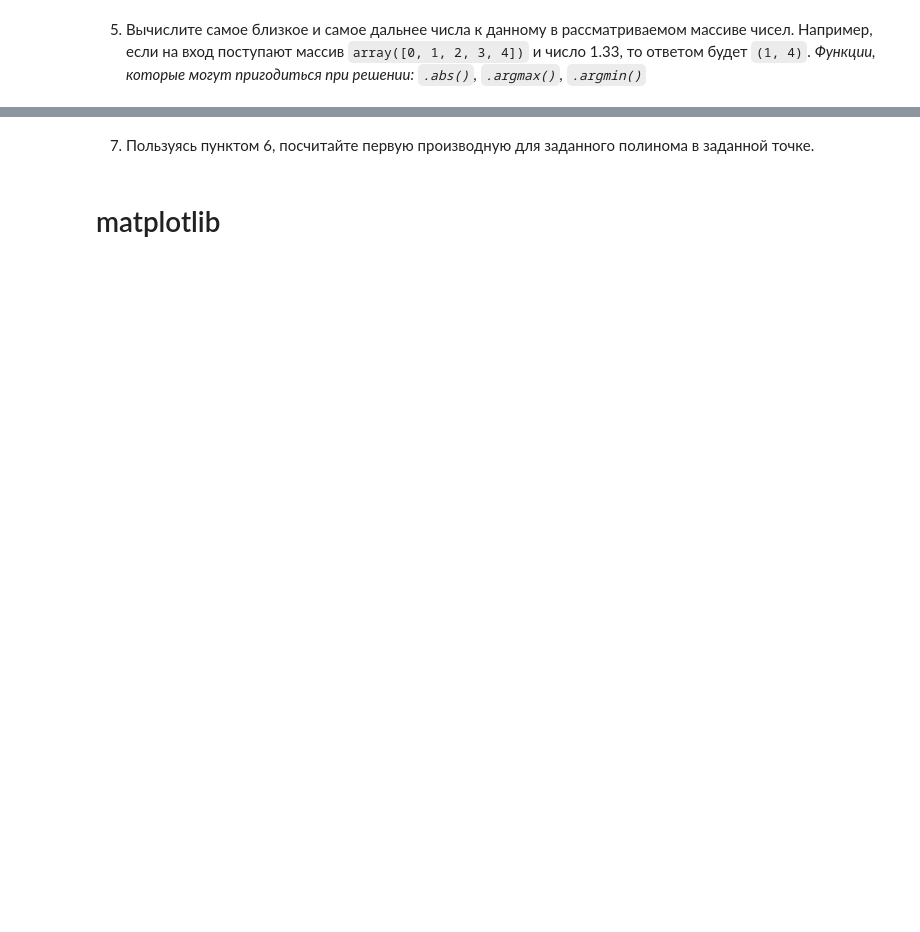
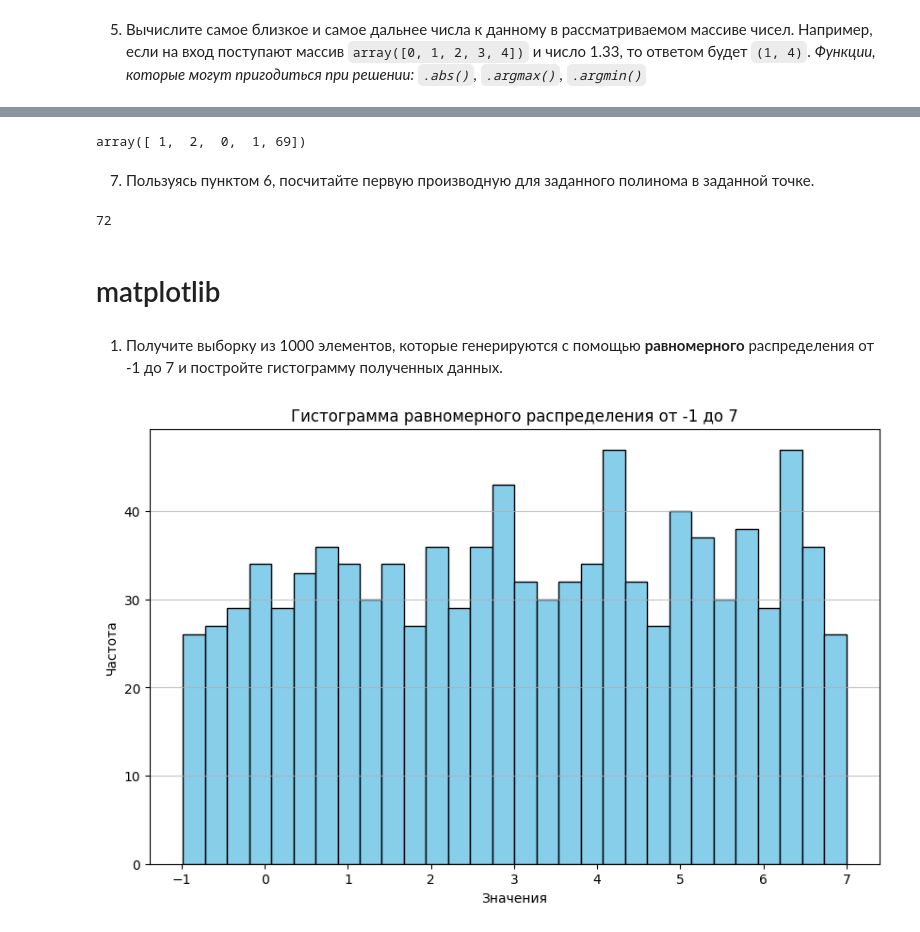
Before and after one commit to alexseimakar/AI-systems-Homework, a Jupyter notebook: Макаров_Алексей_Семинар1.ipynb, the cells around one changed output, grey strips where cells are left out. Cells and saved outputs as stored; diff of their text form; code cells hidden in the pictures; blank space fills up the shorter version.

```diff
--- a/Макаров_Алексей_Семинар1.ipynb
+++ b/Макаров_Алексей_Семинар1.ipynb
@@ -67,4 +153,65 @@ import matplotlib.pyplot as plt
+# %%
+def antiderivative(coeffs, const):
+    antid_coeffs = []
+    for i in range(len(coeffs)):
+        antid_coeffs.append(int(coeffs[i]/(len(coeffs) - i)))                   # без int() он пишет так: array([ 1.,  2.,  0.,  1., 69.])
+    antid_coeffs.append(const)
+
+    return np.array(antid_coeffs)
+
+coeffs = np.array([4, 6, 0, 1])
+const = 69
+antiderivative(coeffs, const)
+# %% [output]
+array([ 1,  2,  0,  1, 69])
 # %% [markdown]
 7. Пользуясь пунктом 6, посчитайте первую производную для заданного полинома в заданной точке.
+# %%
+
+coeffs = np.array([4, 6, 0, 1])
+x = 2
+np.polyval(np.polyder(coeffs), x)
+
+'''
+⣿⣿⣿⣿⣿⣿⣿⣿⣿⣿⣿⡿⠟⠛⠛⠛⠋⠉⠉⠉⠉⠉⠉⠉⠉⠉⠉⠉⠉⠉⠙⠛⠛⠛⠿⠻⠿⣿⣿⣿⣿⣿⣿⣿⣿⣿⣿⣿⣿⣿
+⣿⣿⣿⣿⣿⣿⣿⣿⣿⡿⠋⠀⠀⠀⠀⠀⡀⠠⠤⠒⢂⣉⣉⣉⣑⣒⣒⠒⠒⠒⠒⠒⠒⠒⠀⠀⠐⠒⠚⠻⠿⠿⣿⣿⣿⣿⣿⣿⣿⣿
+⣿⣿⣿⣿⣿⣿⣿⣿⠏⠀⠀⠀⠀⡠⠔⠉⣀⠔⠒⠉⣀⣀⠀⠀⠀⣀⡀⠈⠉⠑⠒⠒⠒⠒⠒⠈⠉⠉⠉⠁⠂⠀⠈⠙⢿⣿⣿⣿⣿⣿
+⣿⣿⣿⣿⣿⣿⣿⠇⠀⠀⠀⠔⠁⠠⠖⠡⠔⠊⠀⠀⠀⠀⠀⠀⠀⠐⡄⠀⠀⠀⠀⠀⠀⡄⠀⠀⠀⠀⠉⠲⢄⠀⠀⠀⠈⣿⣿⣿⣿⣿
+⣿⣿⣿⣿⣿⣿⠋⠀⠀⠀⠀⠀⠀⠀⠊⠀⢀⣀⣤⣤⣤⣤⣀⠀⠀⠀⢸⠀⠀⠀⠀⠀⠜⠀⠀⠀⠀⣀⡀⠀⠈⠃⠀⠀⠀⠸⣿⣿⣿⣿
+⣿⣿⣿⣿⡿⠥⠐⠂⠀⠀⠀⠀⡄⠀⠰⢺⣿⣿⣿⣿⣿⣟⠀⠈⠐⢤⠀⠀⠀⠀⠀⠀⢀⣠⣶⣾⣯⠀⠀⠉⠂⠀⠠⠤⢄⣀⠙⢿⣿⣿
+⣿⡿⠋⠡⠐⠈⣉⠭⠤⠤⢄⡀⠈⠀⠈⠁⠉⠁⡠⠀⠀⠀⠉⠐⠠⠔⠀⠀⠀⠀⠀⠲⣿⠿⠛⠛⠓⠒⠂⠀⠀⠀⠀⠀⠀⠠⡉⢢⠙⣿
+⣿⠀⢀⠁⠀⠊⠀⠀⠀⠀⠀⠈⠁⠒⠂⠀⠒⠊⠀⠀⠀⠀⠀⠀⠀⠀⠀⠀⠀⠀⠀⠀⡇⠀⠀⠀⠀⠀⢀⣀⡠⠔⠒⠒⠂⠀⠈⠀⡇⣿
+⣿⠀⢸⠀⠀⠀⢀⣀⡠⠋⠓⠤⣀⡀⠀⠀⠀⠀⠀⠀⠀⠀⠀⠀⠀⠄⠀⠀⠀⠀⠀⠀⠈⠢⠤⡀⠀⠀⠀⠀⠀⠀⢠⠀⠀⠀⡠⠀⡇⣿
+⣿⡀⠘⠀⠀⠀⠀⠀⠘⡄⠀⠀⠀⠈⠑⡦⢄⣀⠀⠀⠐⠒⠁⢸⠀⠀⠠⠒⠄⠀⠀⠀⠀⠀⢀⠇⠀⣀⡀⠀⠀⢀⢾⡆⠀⠈⡀⠎⣸⣿
+⣿⣿⣄⡈⠢⠀⠀⠀⠀⠘⣶⣄⡀⠀⠀⡇⠀⠀⠈⠉⠒⠢⡤⣀⡀⠀⠀⠀⠀⠀⠐⠦⠤⠒⠁⠀⠀⠀⠀⣀⢴⠁⠀⢷⠀⠀⠀⢰⣿⣿
+⣿⣿⣿⣿⣇⠂⠀⠀⠀⠀⠈⢂⠀⠈⠹⡧⣀⠀⠀⠀⠀⠀⡇⠀⠀⠉⠉⠉⢱⠒⠒⠒⠒⢖⠒⠒⠂⠙⠏⠀⠘⡀⠀⢸⠀⠀⠀⣿⣿⣿
+⣿⣿⣿⣿⣿⣧⠀⠀⠀⠀⠀⠀⠑⠄⠰⠀⠀⠁⠐⠲⣤⣴⣄⡀⠀⠀⠀⠀⢸⠀⠀⠀⠀⢸⠀⠀⠀⠀⢠⠀⣠⣷⣶⣿⠀⠀⢰⣿⣿⣿
+⣿⣿⣿⣿⣿⣿⣧⠀⠀⠀⠀⠀⠀⠀⠁⢀⠀⠀⠀⠀⠀⡙⠋⠙⠓⠲⢤⣤⣷⣤⣤⣤⣤⣾⣦⣤⣤⣶⣿⣿⣿⣿⡟⢹⠀⠀⢸⣿⣿⣿
+⣿⣿⣿⣿⣿⣿⣿⣧⡀⠀⠀⠀⠀⠀⠀⠀⠑⠀⢄⠀⡰⠁⠀⠀⠀⠀⠀⠈⠉⠁⠈⠉⠻⠋⠉⠛⢛⠉⠉⢹⠁⢀⢇⠎⠀⠀⢸⣿⣿⣿
+⣿⣿⣿⣿⣿⣿⣿⣿⣿⣦⣀⠈⠢⢄⡉⠂⠄⡀⠀⠈⠒⠢⠄⠀⢀⣀⣀⣰⠀⠀⠀⠀⠀⠀⠀⠀⡀⠀⢀⣎⠀⠼⠊⠀⠀⠀⠘⣿⣿⣿
+⣿⣿⣿⣿⣿⣿⣿⣿⣿⣿⣿⣷⣄⡀⠉⠢⢄⡈⠑⠢⢄⡀⠀⠀⠀⠀⠀⠀⠉⠉⠉⠉⠉⠉⠉⠉⠉⠉⠁⠀⠀⢀⠀⠀⠀⠀⠀⢻⣿⣿
+⣿⣿⣿⣿⣿⣿⣿⣿⣿⣿⣿⣿⣿⣿⣷⣦⣀⡈⠑⠢⢄⡀⠈⠑⠒⠤⠄⣀⣀⠀⠉⠉⠉⠉⠀⠀⠀⣀⡀⠤⠂⠁⠀⢀⠆⠀⠀⢸⣿⣿
+⣿⣿⣿⣿⣿⣿⣿⣿⣿⣿⣿⣿⣿⣿⣿⣿⣿⣿⣷⣦⣄⡀⠁⠉⠒⠂⠤⠤⣀⣀⣉⡉⠉⠉⠉⠉⢀⣀⣀⡠⠤⠒⠈⠀⠀⠀⠀⣸⣿⣿
+⣿⣿⣿⣿⣿⣿⣿⣿⣿⣿⣿⣿⣿⣿⣿⣿⣿⣿⣿⣿⣿⣿⣿⣷⣶⣤⣄⣀⠀⠀⠀⠀⠀⠀⠀⠀⠀⠀⠀⠀⠀⠀⠀⠀⠀⠀⣰⣿⣿⣿
+⣿⣿⣿⣿⣿⣿⣿⣿⣿⣿⣿⣿⣿⣿⣿⣿⣿⣿⣿⣿⣿⣿⣿⣿⣿⣿⣿⣿⣿⣿⣶⣶⣶⣶⣤⣤⣤⣤⣀⣀⣤⣤⣤⣶⣾⣿⣿⣿⣿⣿
+'''
+# %% [output]
+72
 # %% [markdown]
 # matplotlib
+# %% [markdown]
+1. Получите выборку из 1000 элементов, которые генерируются с помощью **равномерного** распределения от -1 до 7 и постройте гистограмму полученных данных.
+# %%
+sample_size = 1000
+data = np.random.uniform(-1, 7, sample_size)
+
+
+plt.figure(figsize=(10, 6))
+plt.hist(data, bins=30, color='skyblue', edgecolor='black')
+plt.title('Гистограмма равномерного распределения от -1 до 7')
+plt.xlabel('Значения')
+plt.ylabel('Частота')
+plt.grid(axis='y', alpha=0.75)
+plt.show()
+# %% [output]
+[figure, added]
```
Also changed, not shown: parts of 18 cells of this notebook.
